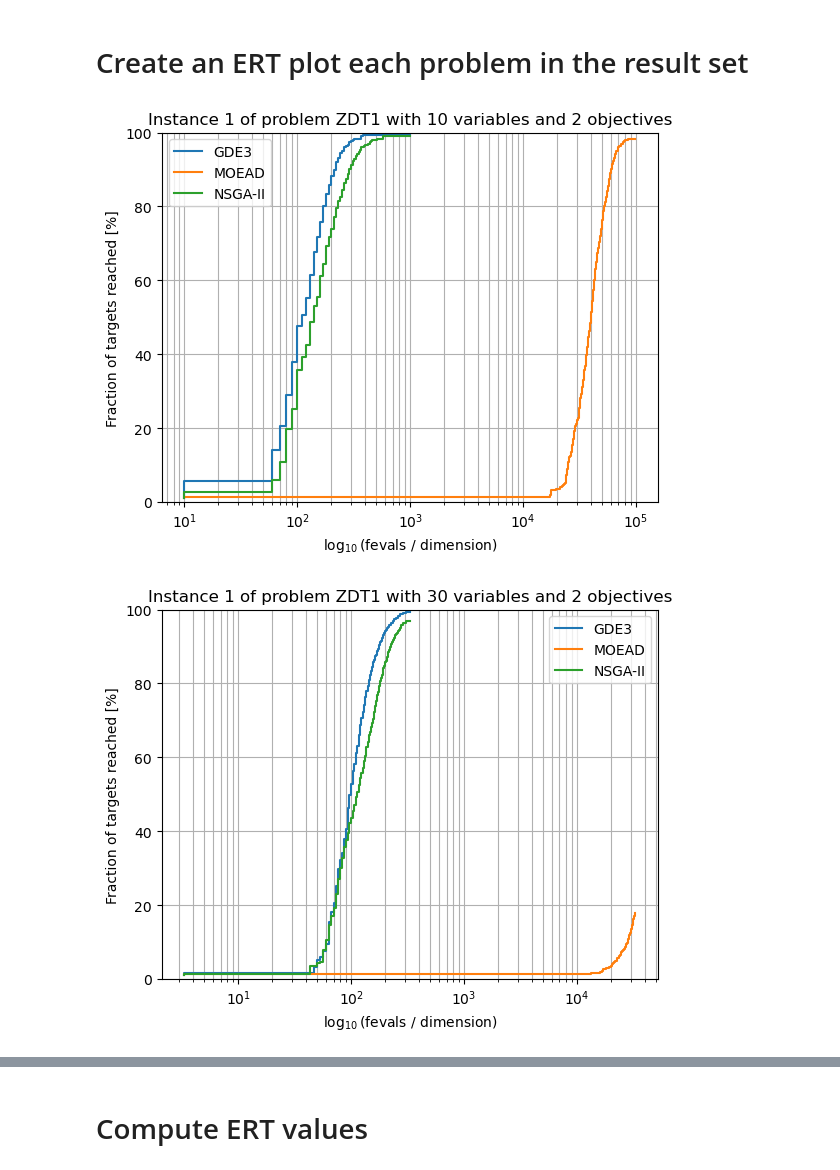
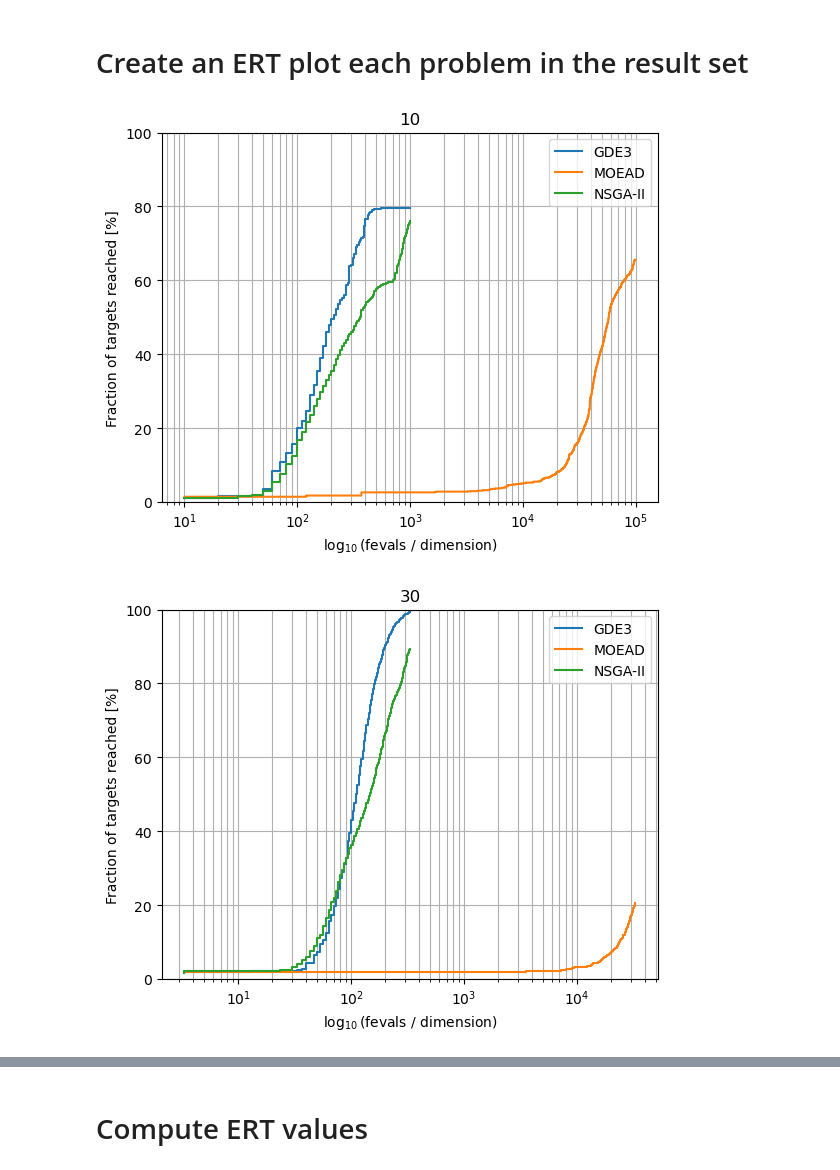
Before and after one commit to numbbo/coco-visualize, a Jupyter notebook: example.ipynb, the cells around one changed output, grey strips where cells are left out. Drawn from its saved outputs; the diff is of its cells as text; code cells hidden in the pictures.

```diff
--- a/example.ipynb
+++ b/example.ipynb
@@ -26,10 +26,10 @@ for result_file in DATA_DIR.glob("*.csv"):
 # %%
 number_of_targets = 101
 indicator = "Hypervolume"
 
-for problem, result_subset in results.by_problem():
+for problem, result_subset in results.by_number_of_variables():
     ax = ertplot(result_subset, "Hypervolume", number_of_targets=number_of_targets)
     ax.set_title(problem)
 # %% [output]
-[figure, old version]
+[figure, new version]
-[figure, old version]
+[figure, new version]
```
Also changed, not shown: parts of 1 cell of this notebook, 5 other files.
